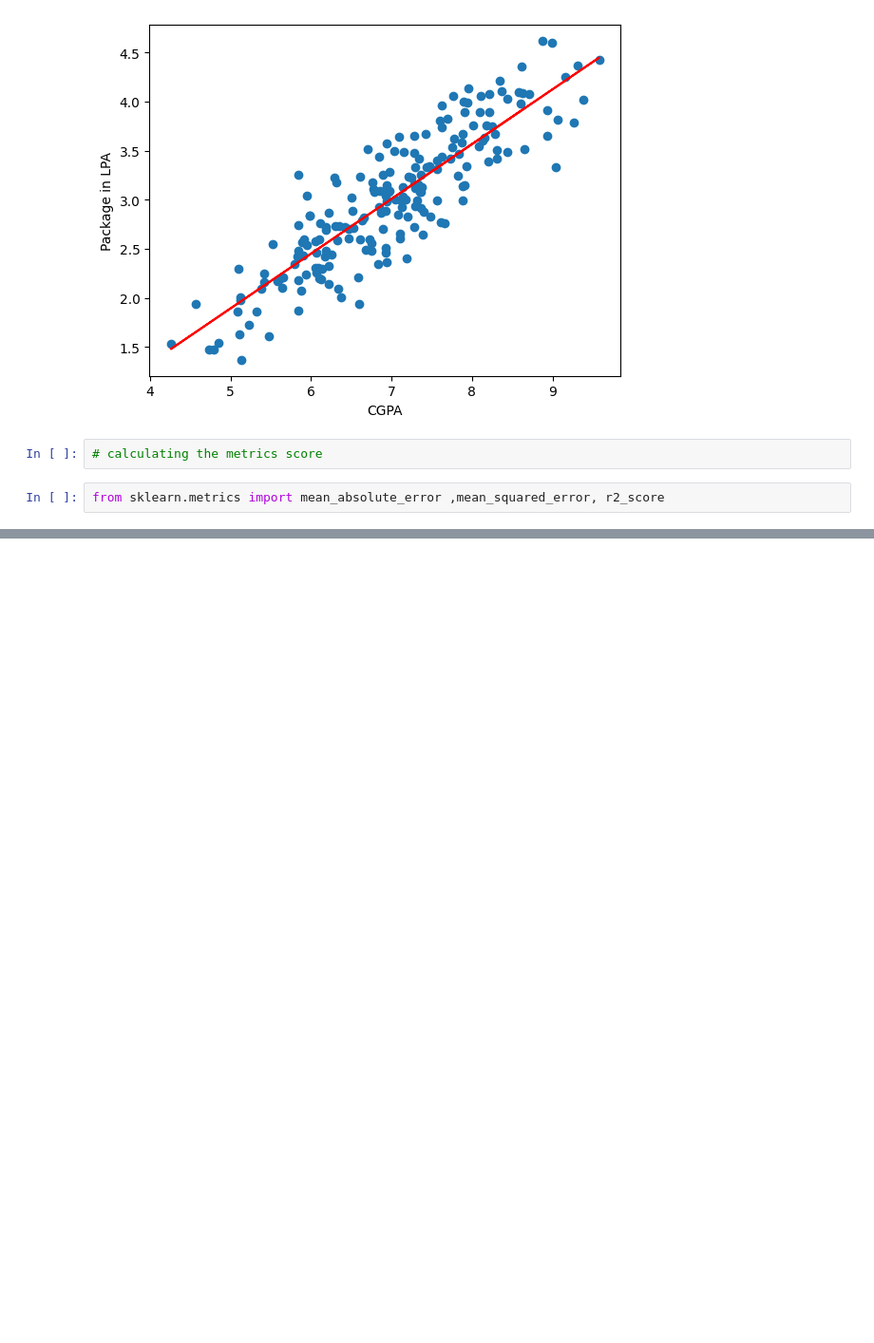
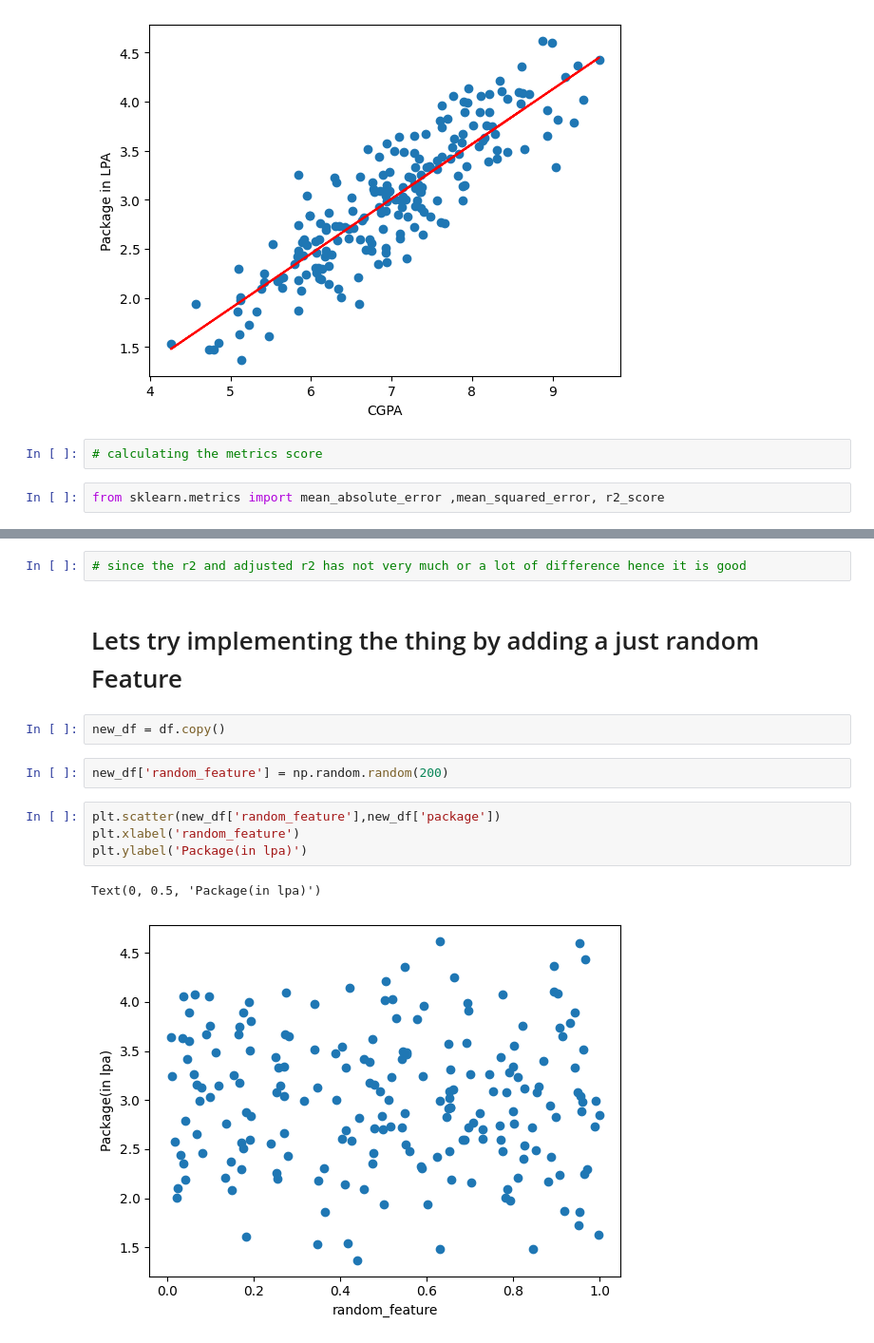
Before and after one commit to Ashutosh975537/ml_algos, a Jupyter notebook: Linear_regression/linear_regresion_accuracy_matrics.ipynb, the cells around one changed output, grey strips where cells are left out. Shown at 95% size. Saved outputs shown, nothing was run; the diff lists cells and outputs as text; blank space fills up the shorter version.

```diff
--- a/Linear_regression/linear_regresion_accuracy_matrics.ipynb
+++ b/Linear_regression/linear_regresion_accuracy_matrics.ipynb
@@ -99,0 +110,15 @@ mean_squared_error(y_test)
+# %%
+# since the r2 and adjusted r2 has not very much or a lot of difference hence it is good
+# %% [markdown]
+# Lets try implementing the thing by adding a just random Feature
+# %%
+new_df = df.copy()
+# %%
+new_df['random_feature'] = np.random.random(200)
+# %%
+plt.scatter(new_df['random_feature'],new_df['package'])
+plt.xlabel('random_feature')
+plt.ylabel('Package(in lpa)')
+# %% [output]
+Text(0, 0.5, 'Package(in lpa)')
+[figure, added]
```
Also changed, not shown: parts of 21 cells of this notebook.
